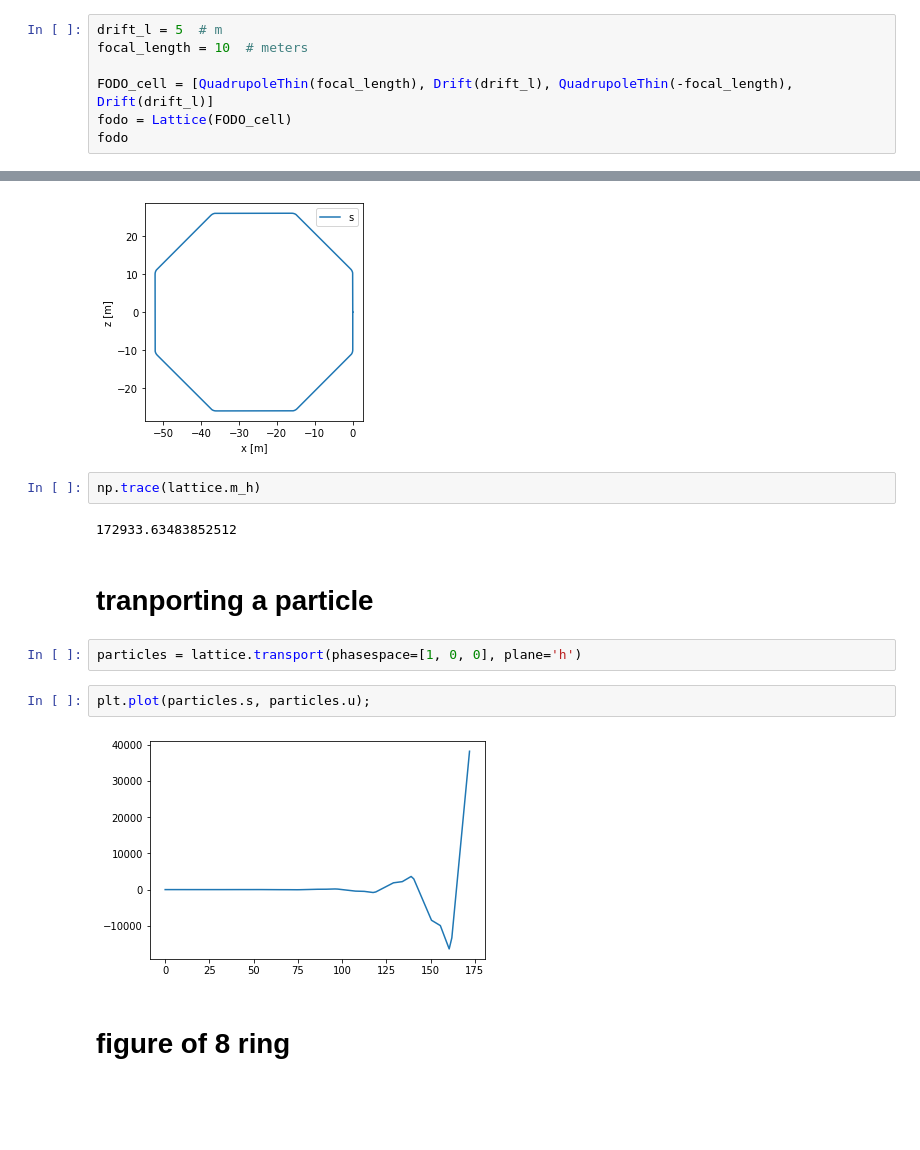
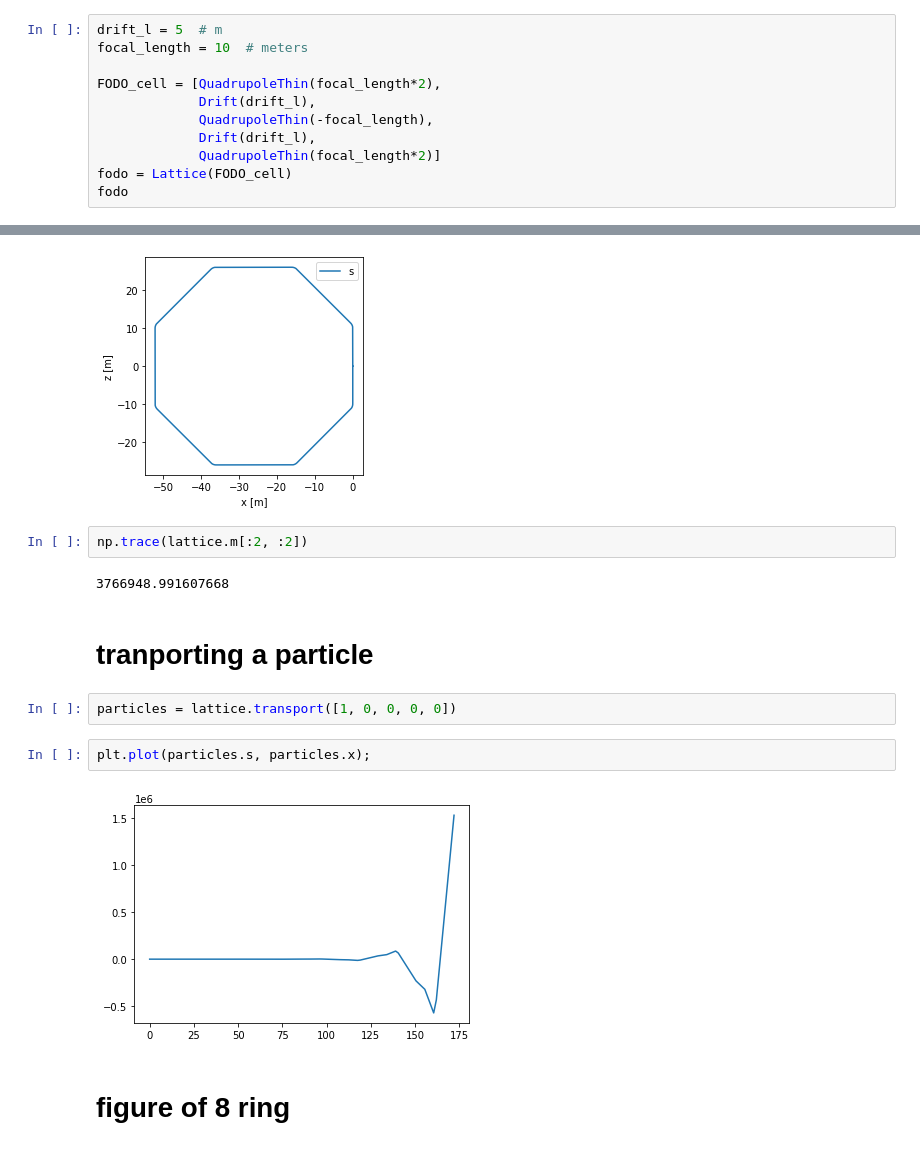
Before and after one commit to loiccoyle/pyaccelerator, a Jupyter notebook: noteboooks/lattice.ipynb, the cells around one changed output, grey strips where cells are left out. Cells and saved outputs as stored; diff of their text form; blank space fills up the shorter version.

```diff
--- a/noteboooks/lattice.ipynb
+++ b/noteboooks/lattice.ipynb
@@ -16,7 +16,11 @@ import numpy as np
 drift_l = 5  # m
 focal_length = 10  # meters
 
-FODO_cell = [QuadrupoleThin(focal_length), Drift(drift_l), QuadrupoleThin(-focal_length), Drift(drift_l)]
+FODO_cell = [QuadrupoleThin(focal_length*2),
+             Drift(drift_l),
+             QuadrupoleThin(-focal_length),
+             Drift(drift_l),
+             QuadrupoleThin(focal_length*2)]
 fodo = Lattice(FODO_cell)
 fodo
 # %% [output]
@@ -231,17 +285,17 @@ lattice.plot.top_down();
 # %% [output]
 [figure]
 # %%
-np.trace(lattice.m_h)
+np.trace(lattice.m[:2, :2])
 # %% [output]
-172933.63483852512
+3766948.991607668
 # %% [markdown]
 # tranporting a particle
 # %%
-particles = lattice.transport(phasespace=[1, 0, 0], plane='h')
+particles = lattice.transport([1, 0, 0, 0, 0])
 # %%
-plt.plot(particles.s, particles.u);
+plt.plot(particles.s, particles.x);
 # %% [output]
-[figure, old version]
+[figure, new version]
 # %% [markdown]
 # figure of 8 ring
 # %%
```
Also changed, not shown: parts of 45 cells of this notebook, 32 other files.
